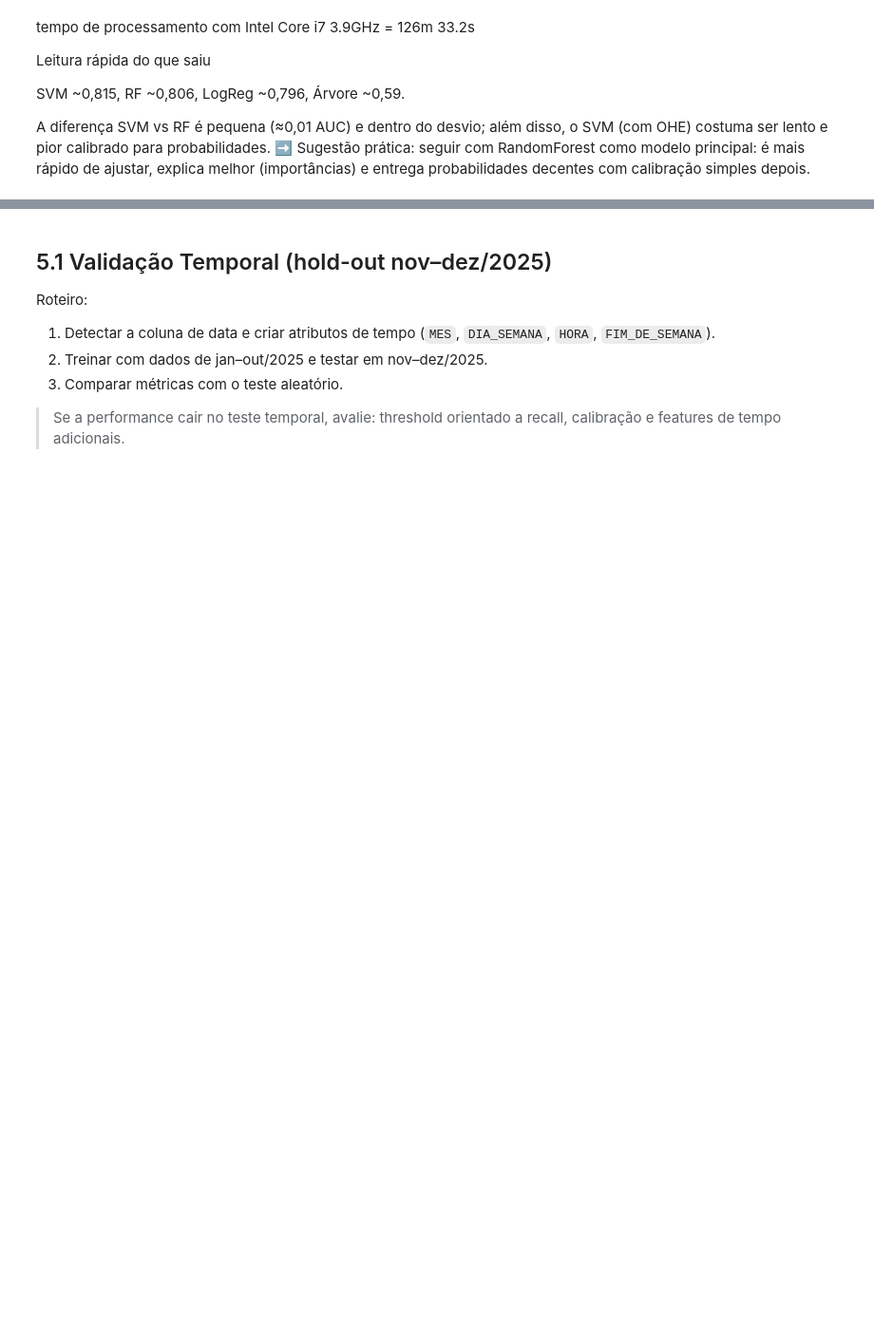
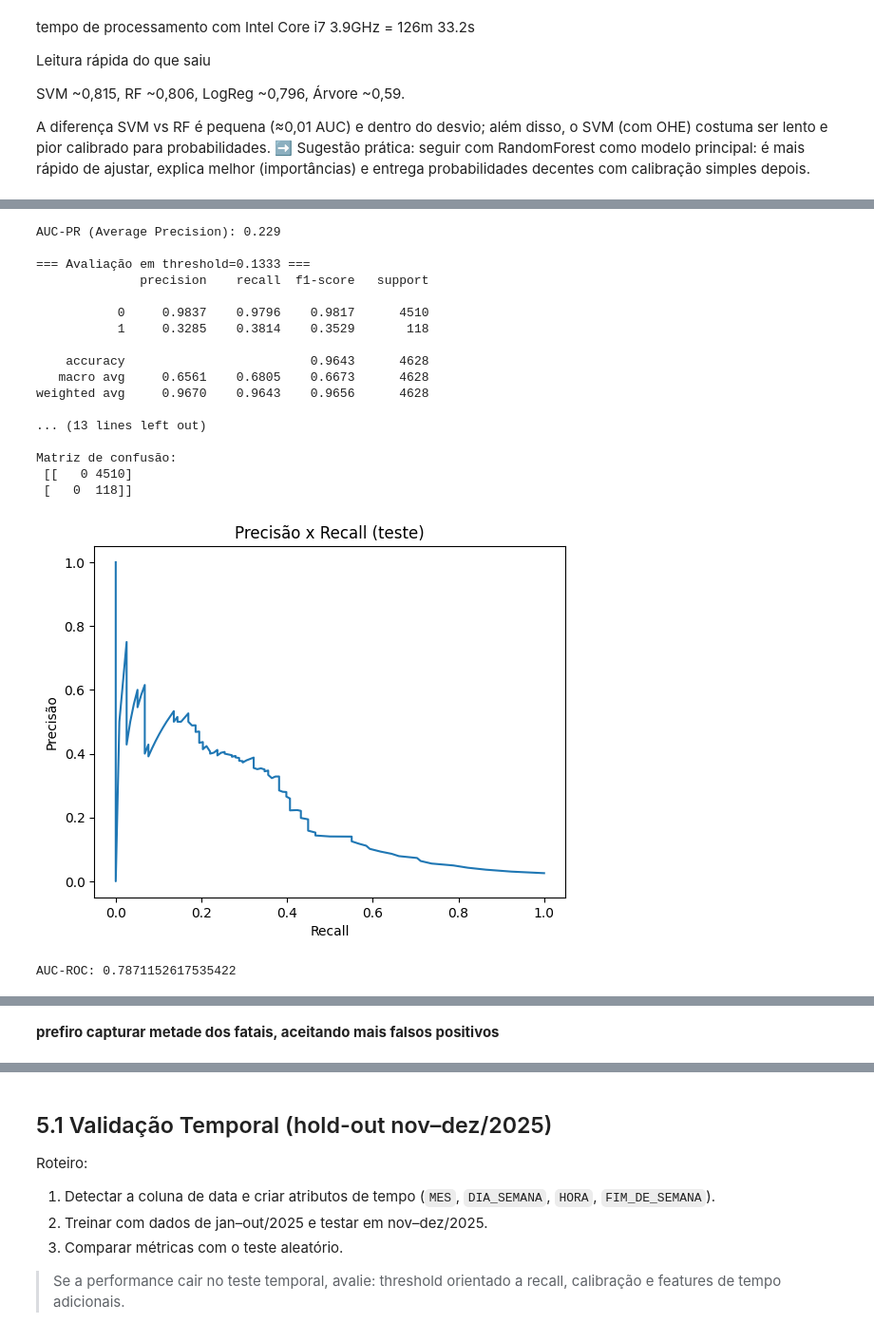
Before and after one commit to mvssc3/repo-github, a Jupyter notebook: Projeto ADA ML1/Projeto_ADA_ML1_ARTESP_2025_PTBR.ipynb, the cells around one changed output, grey strips where cells are left out. Shown at 95% size. Cells and saved outputs as stored; diff of their text form; code cells hidden in the pictures; blank space fills up the shorter version.

Commit message:
item 5 OK; novo treinamento RF OK; threshold F1 0,1333

```diff
--- a/Projeto ADA ML1/Projeto_ADA_ML1_ARTESP_2025_PTBR.ipynb
+++ b/Projeto ADA ML1/Projeto_ADA_ML1_ARTESP_2025_PTBR.ipynb
@@ -415,0 +494,61 @@ plt.show()
+# %%
+# Probabilidades positivas do modelo já treinado
+y_prob = melhor_pipe.predict_proba(X_teste)[:, 1]
+
+# Curva P-R e AUC-PR (métrica boa p/ raro)
+prec, rec, thr = precision_recall_curve(y_teste, y_prob)
+ap = average_precision_score(y_teste, y_prob)
+print(f"AUC-PR (Average Precision): {ap:.3f}")
+
+# 1) Threshold que maximiza F1 da classe 1
+f1 = 2*prec[:-1]*rec[:-1]/(prec[:-1]+rec[:-1]+1e-10)
+thr_f1 = thr[np.nanargmax(f1)]
+
+# 2) Threshold para atingir um recall-alvo (ex.: 0.50) — ajuste se quiser
+meta_recall = 0.50
+idx = np.where(rec[:-1] >= meta_recall)[0]
+thr_rec = thr[idx[0]] if len(idx) else thr[-1]
+
+def avalia(threshold):
+    y_pred_new = (y_prob >= threshold).astype(int)
+    print(f"\n=== Avaliação em threshold={threshold:.4f} ===")
+    print(classification_report(y_teste, y_pred_new, digits=4))
+    cm = confusion_matrix(y_teste, y_pred_new, labels=[0,1])
+    print("Matriz de confusão:\n", cm)
+    return cm
+
+cm_f1  = avalia(thr_f1)
+cm_rec = avalia(thr_rec)
+
+# (Opcional) visualizar curva P-R
+plt.figure()
+plt.plot(rec, prec)
+plt.xlabel("Recall"); plt.ylabel("Precisão"); plt.title("Precisão x Recall (teste)")
+plt.show()
+print("AUC-ROC:", roc_auc_score(y_teste, y_prob))
+
+# matriz de confusão para threshold que maximiza F1
+cm_f1_disp = ConfusionMatrixDisplay(confusion_matrix=cm_f1, display_labels=[0,1])
+cm_f1_disp.plot()
+plt.title("Matriz de Confusão (threshold p/ F1 máximo)")
+plt.show()
+# %% [output]
+AUC-PR (Average Precision): 0.229
+
+=== Avaliação em threshold=0.1333 ===
+              precision    recall  f1-score   support
+
+           0     0.9837    0.9796    0.9817      4510
+           1     0.3285    0.3814    0.3529       118
+
+    accuracy                         0.9643      4628
+   macro avg     0.6561    0.6805    0.6673      4628
+weighted avg     0.9670    0.9643    0.9656      4628
+
+... (13 lines left out)
+
+Matriz de confusão:
+ [[   0 4510]
+ [   0  118]]
+[figure, added]
+AUC-ROC: 0.7871152617535422
@@ -415,0 +556,2 @@ plt.show()
+# %% [markdown]
+**prefiro capturar metade dos fatais, aceitando mais falsos positivos**
```
Also changed, not shown: parts of 8 cells of this notebook.
